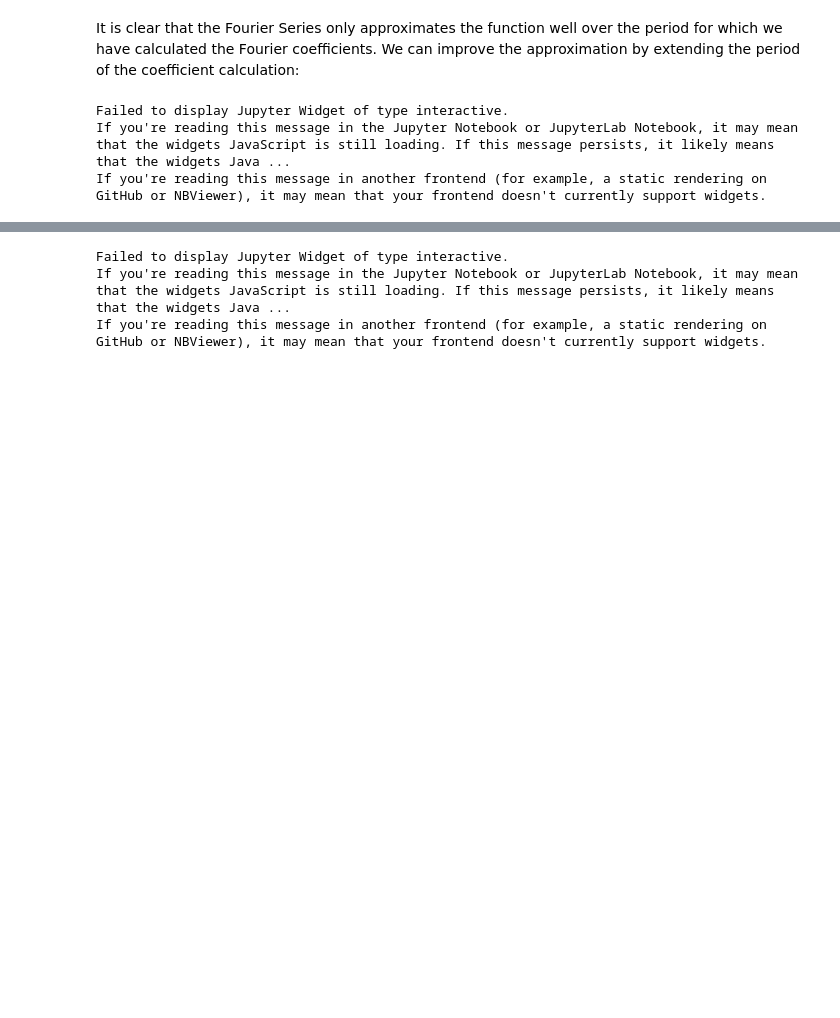
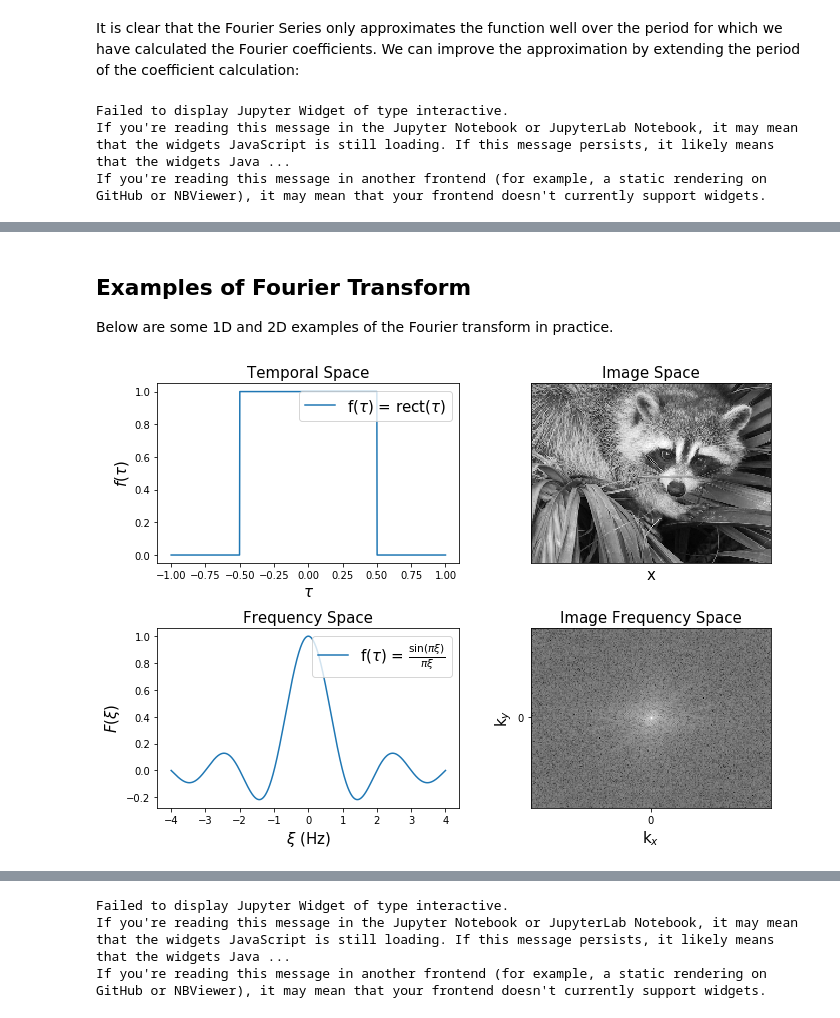
Before and after one commit to mdblackledge/theoryofimaging, a Jupyter notebook: Lecture_1/Lecture1.ipynb, the cells around one changed output, grey strips where cells are left out. Drawn from its saved outputs; the diff is of its cells as text; code cells hidden in the pictures; blank space fills up the shorter version.

```diff
--- a/Lecture_1/Lecture1.ipynb
+++ b/Lecture_1/Lecture1.ipynb
@@ -1071,0 +1032,47 @@ __Yes__!  But we have to consider that n / p becomes continuous.  This leads to
+# %% [markdown]
+## Examples of Fourier Transform
+Below are some 1D and 2D examples of the Fourier transform in practice.
+# %%
+fig_ft_examples, axs_ft_examples = pl.subplots(2, 2, figsize = (10, 7))
+
+# First deomnstrate the top-hat function and its Fourier Transform
+a = 0.5
+x_ft_examples = np.linspace(-2*a, 2*a, 1000)
+top_hat = 1 * (np.abs(x_ft_examples) < a)
+axs_ft_examples[0, 0].plot(x_ft_examples, top_hat, label = r'f($\tau$) = rect($\tau$)')
+axs_ft_examples[0, 0].set_xlabel(r'$\tau$', fontsize = 15), axs_ft_examples[0, 0].set_ylabel(r'$f(\tau)$', fontsize = 15)
+axs_ft_examples[0, 0].set_title('Temporal Space', fontsize = 15)
+axs_ft_examples[0, 0].legend(loc=1, fontsize = 15)
+
+# The fourier trsanform of the top-hat is the sinc function
+f_ft_examples = np.linspace(-4, 4, 1000)
+sinc = np.sin(2*np.pi*f_ft_examples*a) / (np.pi * f_ft_examples)
+axs_ft_examples[1, 0].plot(f_ft_examples, sinc, label = r'f($\tau$) = $\frac{\sin(\pi\xi)}{\pi\xi}$')
+axs_ft_examples[1, 0].set_xlabel(r'$\xi$ (Hz)', fontsize = 15), axs_ft_examples[1, 0].set_ylabel(r'$F(\xi)$', fontsize = 15)
+axs_ft_examples[1, 0].set_title('Frequency Space', fontsize = 15)
+axs_ft_examples[1, 0].legend(loc=1, fontsize = 15)
+
+# Now use the FFT to determine the Fourier Transform of an image
+axs_ft_examples[0, 1].imshow(face_R, cmap = 'gray')
+axs_ft_examples[0, 1].set_xticks([]), axs_ft_examples[0, 1].set_yticks([])
+axs_ft_examples[0, 1].set_xlabel(r'x', fontsize = 15), axs_ft_examples[1, 1].set_ylabel(r'y', fontsize = 15);
+axs_ft_examples[0, 1].set_title('Image Space', fontsize = 15)
+
+# Find the FFT of the face image (red channel)
+face_FFT = fft.fft2(face_R)
+
+# Find the logarithm of power spectrum of the face image
+face_PS = np.log(np.abs(face_FFT))
+
+# Shift the PS to ensure is is zero-centered
+face_ZC = fft.fftshift(face_PS
+                      )
+axs_ft_examples[1, 1].imshow(face_ZC, cmap = 'gray', extent = (-face_R.shape[1]/2, face_R.shape[1]/2, -face_R.shape[0]/2, face_R.shape[0]/2))
+axs_ft_examples[1, 1].set_xticks([0.0]), axs_ft_examples[1, 1].set_yticks([0.0])
+axs_ft_examples[1, 1].set_xlabel(r'k$_{x}$', fontsize = 15), axs_ft_examples[1, 1].set_ylabel(r'k$_{y}$', fontsize = 15)
+axs_ft_examples[1, 1].set_title('Image Frequency Space', fontsize = 15)
+
+pl.tight_layout()
+pl.show()
+# %% [output]
+[figure, added]
```
Also changed, not shown: parts of 16 cells of this notebook.
